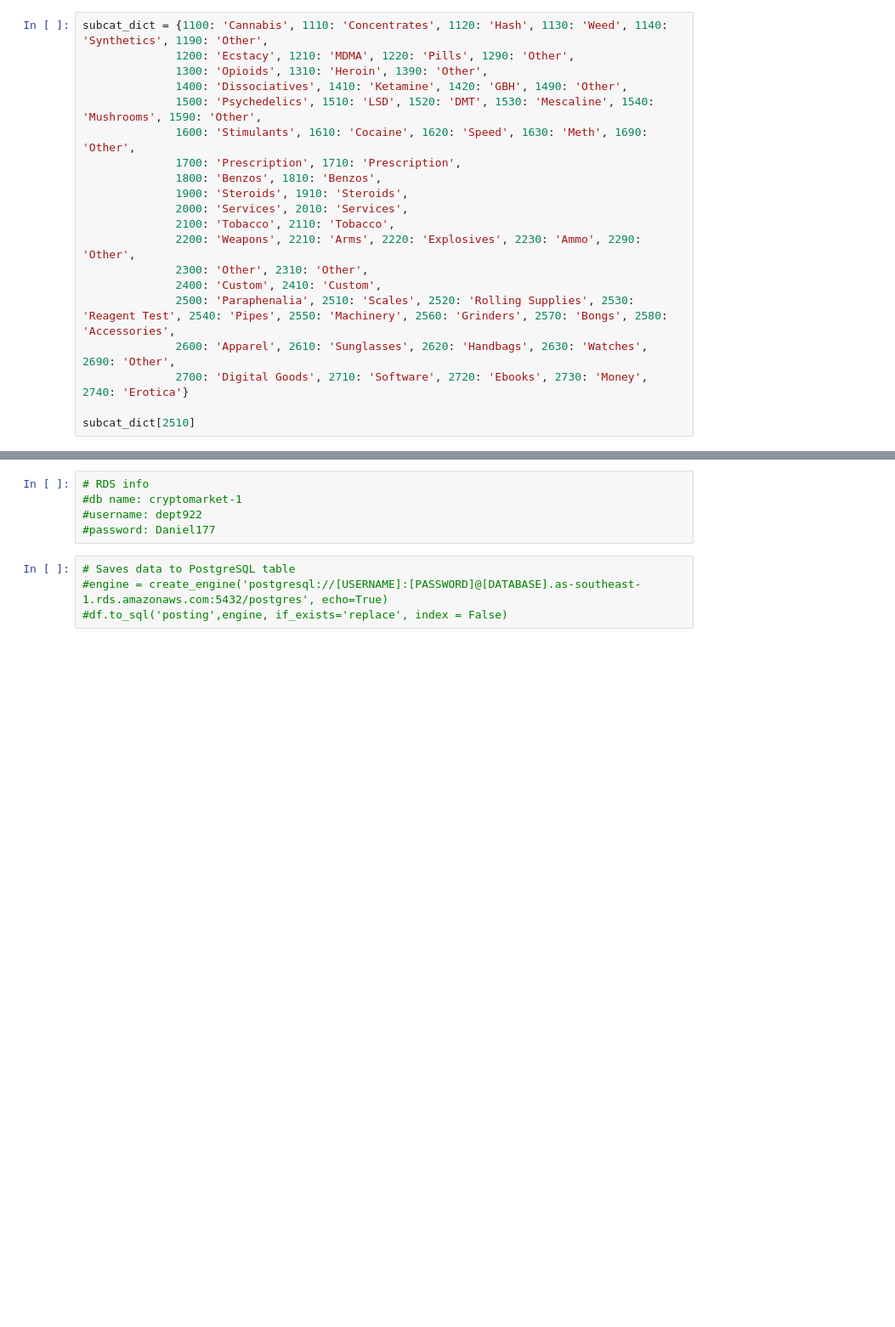
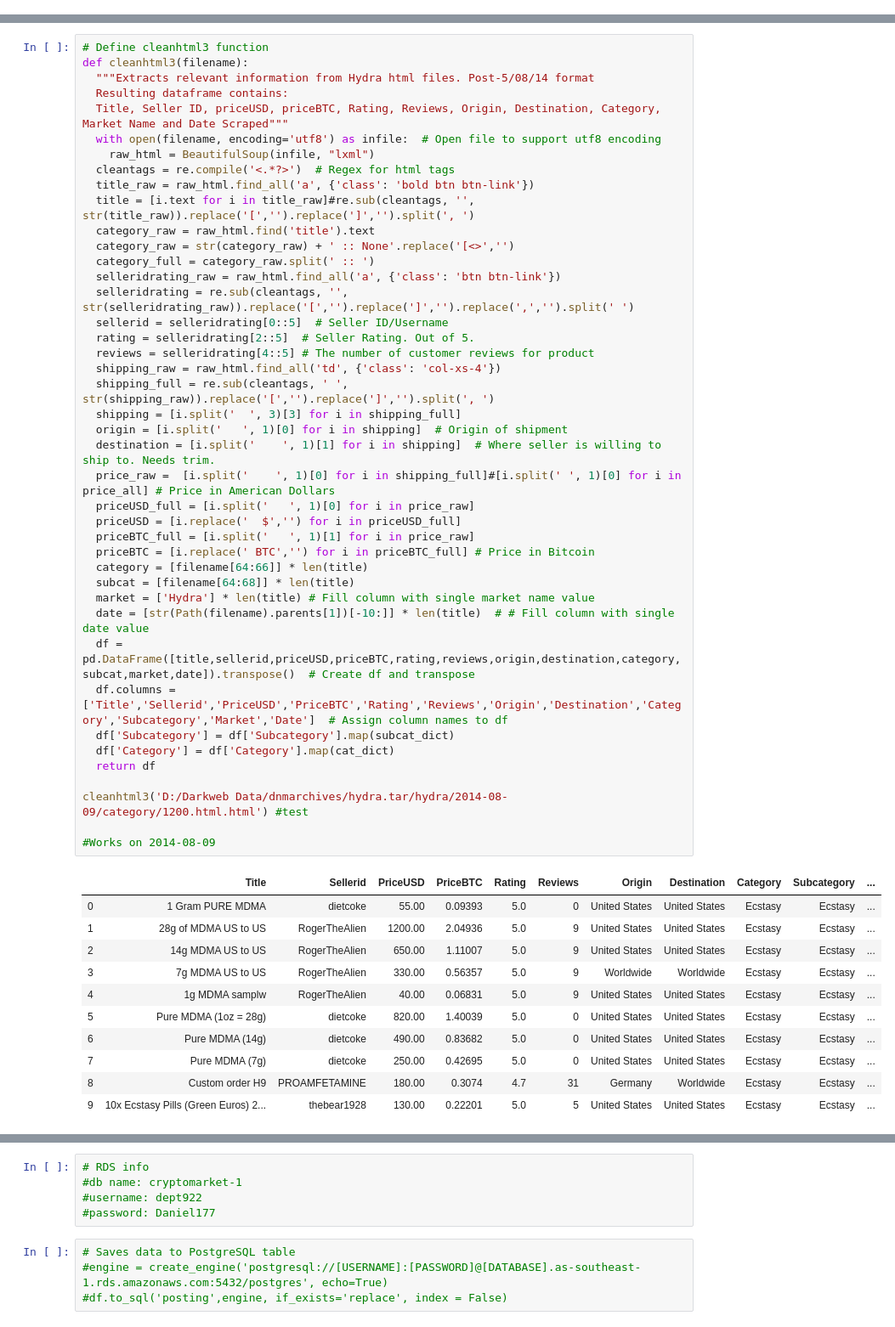
Before and after one commit to danielpetterson/darkwebmarkets, a Jupyter notebook: cryptomarket-hydra-html.ipynb, the cells around one changed output, grey strips where cells are left out. Shown at 85% size. Saved outputs shown, nothing was run; the diff lists cells and outputs as text; blank space fills up the shorter version.

```diff
--- a/cryptomarket-hydra-html.ipynb
+++ b/cryptomarket-hydra-html.ipynb
@@ -86,20 +265,0 @@ def cleanhtml2(filename):
-# %%
-subcat_dict = {1100: 'Cannabis', 1110: 'Concentrates', 1120: 'Hash', 1130: 'Weed', 1140: 'Synthetics', 1190: 'Other',
-              1200: 'Ecstacy', 1210: 'MDMA', 1220: 'Pills', 1290: 'Other',
-              1300: 'Opioids', 1310: 'Heroin', 1390: 'Other',
-              1400: 'Dissociatives', 1410: 'Ketamine', 1420: 'GBH', 1490: 'Other',
-              1500: 'Psychedelics', 1510: 'LSD', 1520: 'DMT', 1530: 'Mescaline', 1540: 'Mushrooms', 1590: 'Other',
-              1600: 'Stimulants', 1610: 'Cocaine', 1620: 'Speed', 1630: 'Meth', 1690: 'Other',
-              1700: 'Prescription', 1710: 'Prescription',
-              1800: 'Benzos', 1810: 'Benzos',
-              1900: 'Steroids', 1910: 'Steroids',
-              2000: 'Services', 2010: 'Services',
-              2100: 'Tobacco', 2110: 'Tobacco',
-              2200: 'Weapons', 2210: 'Arms', 2220: 'Explosives', 2230: 'Ammo', 2290: 'Other',
-              2300: 'Other', 2310: 'Other',
-              2400: 'Custom', 2410: 'Custom',
-              2500: 'Paraphenalia', 2510: 'Scales', 2520: 'Rolling Supplies', 2530: 'Reagent Test', 2540: 'Pipes', 2550: 'Machinery', 2560: 'Grinders', 2570: 'Bongs', 2580: 'Accessories',
-              2600: 'Apparel', 2610: 'Sunglasses', 2620: 'Handbags', 2630: 'Watches', 2690: 'Other',
-              2700: 'Digital Goods', 2710: 'Software', 2720: 'Ebooks', 2730: 'Money', 2740: 'Erotica'}
-
-subcat_dict[2510]
@@ -108,2 +306,56 @@ subcat_dict[2510]
+# %%
+# Define cleanhtml3 function
+def cleanhtml3(filename):
+  """Extracts relevant information from Hydra html files. Post-5/08/14 format
+  Resulting dataframe contains:
+  Title, Seller ID, priceUSD, priceBTC, Rating, Reviews, Origin, Destination, Category, Market Name and Date Scraped"""
+  with open(filename, encoding='utf8') as infile:  # Open file to support utf8 encoding
+    raw_html = BeautifulSoup(infile, "lxml")
+  cleantags = re.compile('<.*?>')  # Regex for html tags
+  title_raw = raw_html.find_all('a', {'class': 'bold btn btn-link'})
+  title = [i.text for i in title_raw]#re.sub(cleantags, '', str(title_raw)).replace('[','').replace(']','').split(', ')
+  category_raw = raw_html.find('title').text
+  category_raw = str(category_raw) + ' :: None'.replace('[<>','')
+  category_full = category_raw.split(' :: ')
+  selleridrating_raw = raw_html.find_all('a', {'class': 'btn btn-link'})
+  selleridrating = re.sub(cleantags, '', str(selleridrating_raw)).replace('[','').replace(']','').replace(',','').split(' ')
+  sellerid = selleridrating[0::5]  # Seller ID/Username
+  rating = selleridrating[2::5]  # Seller Rating. Out of 5.
+  reviews = selleridrating[4::5] # The number of customer reviews for product
+  shipping_raw = raw_html.find_all('td', {'class': 'col-xs-4'})
+  shipping_full = re.sub(cleantags, ' ', str(shipping_raw)).replace('[','').replace(']','').split(', ')
+  shipping = [i.split('  ', 3)[3] for i in shipping_full]
+  origin = [i.split('   ', 1)[0] for i in shipping]  # Origin of shipment
+  destination = [i.split('    ', 1)[1] for i in shipping]  # Where seller is willing to ship to. Needs trim.
+  price_raw =  [i.split('    ', 1)[0] for i in shipping_full]#[i.split(' ', 1)[0] for i in price_all] # Price in American Dollars
+  priceUSD_full = [i.split('   ', 1)[0] for i in price_raw]
+  priceUSD = [i.replace('  $','') for i in priceUSD_full]
+  priceBTC_full = [i.split('   ', 1)[1] for i in price_raw]
+  priceBTC = [i.replace(' BTC','') for i in priceBTC_full] # Price in Bitcoin
+  category = [filename[64:66]] * len(title)
+  subcat = [filename[64:68]] * len(title)
+  market = ['Hydra'] * len(title) # Fill column with single market name value
+  date = [str(Path(filename).parents[1])[-10:]] * len(title)  # # Fill column with single date value
+  df = pd.DataFrame([title,sellerid,priceUSD,priceBTC,rating,reviews,origin,destination,category,subcat,market,date]).transpose()  # Create df and transpose
+  df.columns = ['Title','Sellerid','PriceUSD','PriceBTC','Rating','Reviews','Origin','Destination','Category','Subcategory','Market','Date']  # Assign column names to df
+  df['Subcategory'] = df['Subcategory'].map(subcat_dict)
+  df['Category'] = df['Category'].map(cat_dict)
+  return df
+
+cleanhtml3('D:/Darkweb Data/dnmarchives/hydra.tar/hydra/2014-08-09/category/1200.html.html') #test
+
+#Works on 2014-08-09
+# %% [output]
+|  | Title | Sellerid | PriceUSD | PriceBTC | Rating | Reviews | Origin | Destination | Category | Subcategory | ... |
+| 0 | 1 Gram PURE MDMA | dietcoke | 55.00 | 0.09393 | 5.0 | 0 | United States | United States | Ecstasy | Ecstasy | ... |
+| 1 | 28g of MDMA US to US | RogerTheAlien | 1200.00 | 2.04936 | 5.0 | 9 | United States | United States | Ecstasy | Ecstasy | ... |
+| 2 | 14g MDMA US to US | RogerTheAlien | 650.00 | 1.11007 | 5.0 | 9 | United States | United States | Ecstasy | Ecstasy | ... |
+| 3 | 7g MDMA US to US | RogerTheAlien | 330.00 | 0.56357 | 5.0 | 9 | Worldwide | Worldwide | Ecstasy | Ecstasy | ... |
+| 4 | 1g MDMA samplw | RogerTheAlien | 40.00 | 0.06831 | 5.0 | 9 | United States | United States | Ecstasy | Ecstasy | ... |
+| 5 | Pure MDMA (1oz = 28g) | dietcoke | 820.00 | 1.40039 | 5.0 | 0 | United States | United States | Ecstasy | Ecstasy | ... |
+| 6 | Pure MDMA (14g) | dietcoke | 490.00 | 0.83682 | 5.0 | 0 | United States | United States | Ecstasy | Ecstasy | ... |
+| 7 | Pure MDMA (7g) | dietcoke | 250.00 | 0.42695 | 5.0 | 0 | United States | United States | Ecstasy | Ecstasy | ... |
+| 8 | Custom order H9 | PROAMFETAMINE | 180.00 | 0.3074 | 4.7 | 31 | Germany | Worldwide | Ecstasy | Ecstasy | ... |
+| 9 | 10x Ecstasy Pills (Green Euros) 2... | thebear1928 | 130.00 | 0.22201 | 5.0 | 5 | United States | United States | Ecstasy | Ecstasy | ... |
 # %%
 # Create empty variables to populate
```
Also changed, not shown: parts of 11 cells of this notebook, 1 other file.
